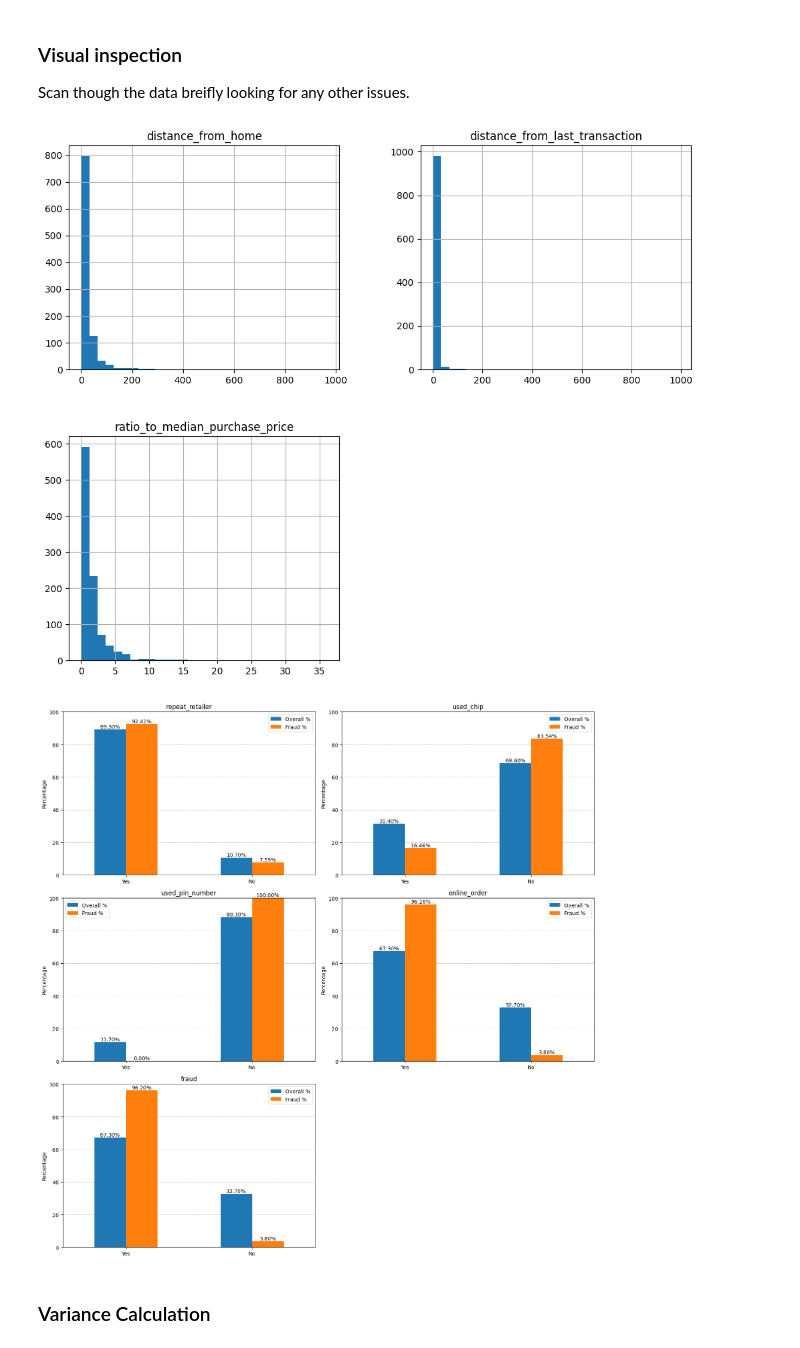
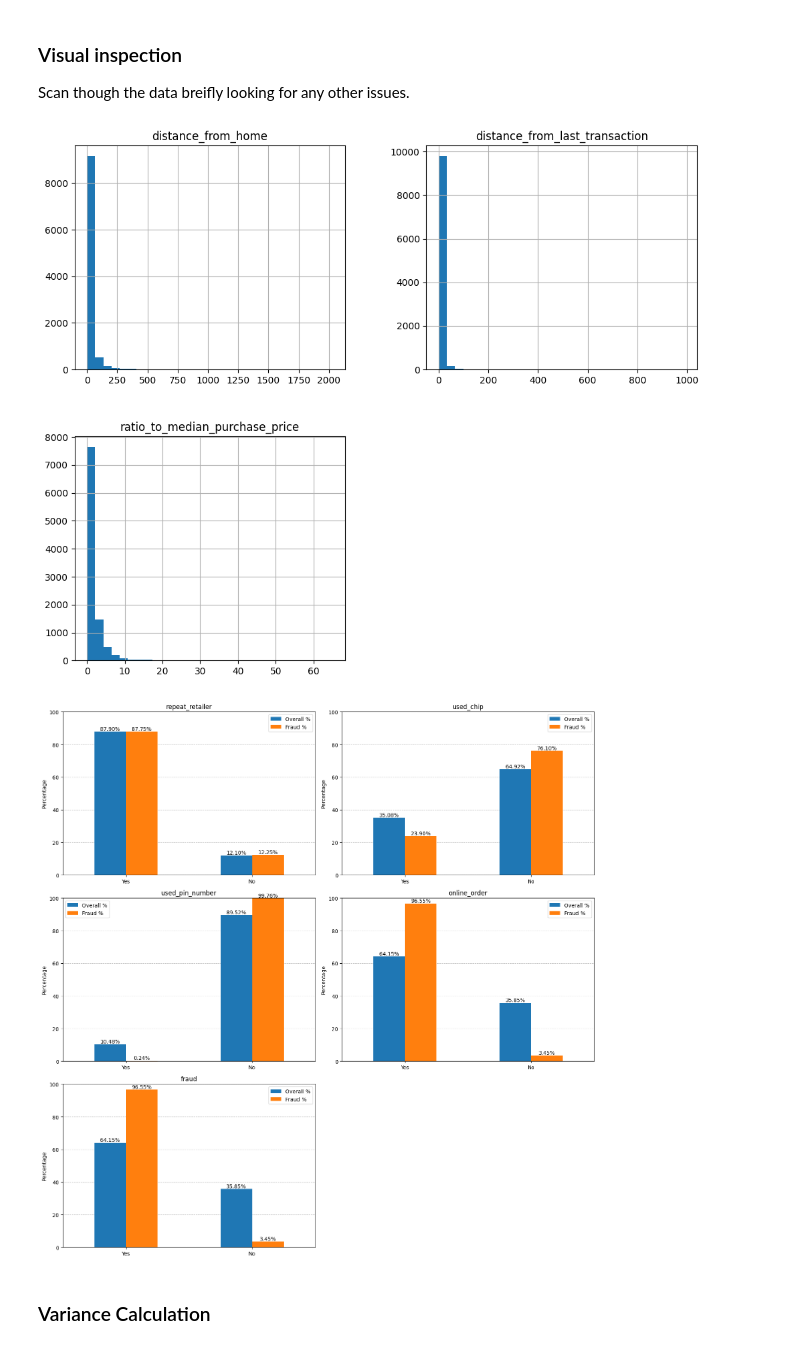
Before and after one commit to BaguetteJet/Fraud-Transaction-Detection, a Jupyter notebook: notebooks/AnalyseData.ipynb, the cells around one changed output. Drawn from its saved outputs; the diff is of its cells as text; code cells hidden in the pictures.

```diff
--- a/notebooks/AnalyseData.ipynb
+++ b/notebooks/AnalyseData.ipynb
@@ -6,7 +6,7 @@ import seaborn as sns
 # %% [markdown]
 ### Load raw data
 # %%
-df = pd.read_csv('../data/raw/credit_data.csv')
+df = pd.read_csv('../data/raw/credit_data_poor.csv')
 # %% [markdown]
 ### Check data types
 Incorrect data types could indicate errors in data.
@@ -67,3 +67,18 @@ df[df.duplicated()]
 # %% [markdown]
 ### Check for outliers
 Do not remove during data preparation. Outliers are crutial for detecting anomalies such as fraud transactions.
+# %%
+cont_cols, binary_cols, cat_cols = [], [], []
+
+for col in df.columns:
+    if df[col].dtype == "object":
+        cat_cols.append(col)
+    else:
+        if df[col].nunique() > 2:
+            cont_cols.append(col)
+        elif col != "fraud":
+            binary_cols.append(col)
+
+print("Binary Columns:", binary_cols)
+print("Continous Columns:", cont_cols)
+print("Categorical Columns:", cat_cols)
@@ -109,47 +126,46 @@ for col in df.columns:
 df[cont_cols].hist(figsize=(12, 10), bins=30)
 plt.show()
 # %% [output]
-[figure, old version]
+[figure, new version]
 # %%
 n_rows = int(np.ceil(len(binary_cols) / 2))
 
 fig, axes = plt.subplots(int(n_rows), 2, figsize=(15, 5 * n_rows))
 axes = axes.flatten()
 
 for ax, col in zip(axes, binary_cols):
     overall = df[col].map({0: "No", 1: "Yes"}).value_counts(normalize=True)
     overall = overall.reindex(["Yes", "No"], fill_value=0) * 100
 
-    if col != 'fraud':
-        fraud_rate = df[df['fraud'] == 1][col].map({0: "No", 1: "Yes"}).value_counts(normalize=True)
-        fraud_rate = fraud_rate.reindex(["Yes", "No"], fill_value=0) * 100
+    fraud_rate = df[df['fraud'] == 1][col].map({0: "No", 1: "Yes"}).value_counts(normalize=True)
+    fraud_rate = fraud_rate.reindex(["Yes", "No"], fill_value=0) * 100
 
-        plot_df = pd.DataFrame({
-            "Overall %": overall,
-            "Fraud %": fraud_rate
-        })
+    plot_df = pd.DataFrame({
+        "Overall %": overall,
+        "Fraud %": fraud_rate
+    })
 
-        plot_df.plot(kind='bar', ax=ax)
-        ax.set_title(col)
+    plot_df.plot(kind='bar', ax=ax)
+    ax.set_title(col)
 
-        ax.set_ylim(0, 100)
-        ax.grid(axis='y', linestyle="--", alpha=0.7)
-        ax.set_axisbelow(True)
-        ax.set_ylabel("Percentage")
+    ax.set_ylim(0, 100)
+    ax.grid(axis='y', linestyle="--", alpha=0.7)
+    ax.set_axisbelow(True)
+    ax.set_ylabel("Percentage")
 
-        ax.set_xlabel("")
-        ax.tick_params(axis='x', rotation=0)
+    ax.set_xlabel("")
+    ax.tick_params(axis='x', rotation=0)
 
-        for cont in ax.containers:
-            ax.bar_label(cont, fmt="%.2f%%")
+    for cont in ax.containers:
+        ax.bar_label(cont, fmt="%.2f%%")
 
 for j in range(len(binary_cols), len(axes)):
     fig.delaxes(axes[j])
 
 plt.tight_layout()
 plt.show()
 # %% [output]
-[figure, old version]
+[figure, new version]
 # %%
 # Remove any identifier columns (When dataset is chosen)
 # col_df = df.remove
```
Also changed, not shown: parts of 9 cells of this notebook.
